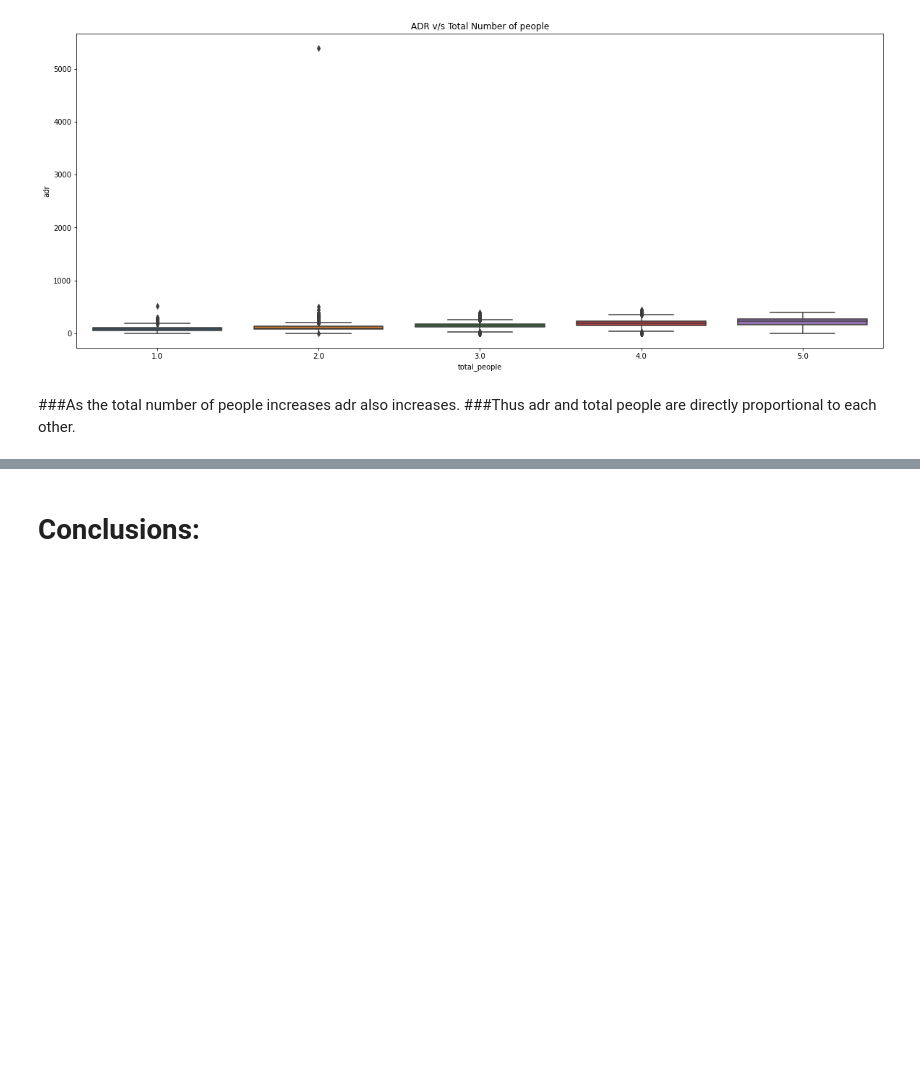
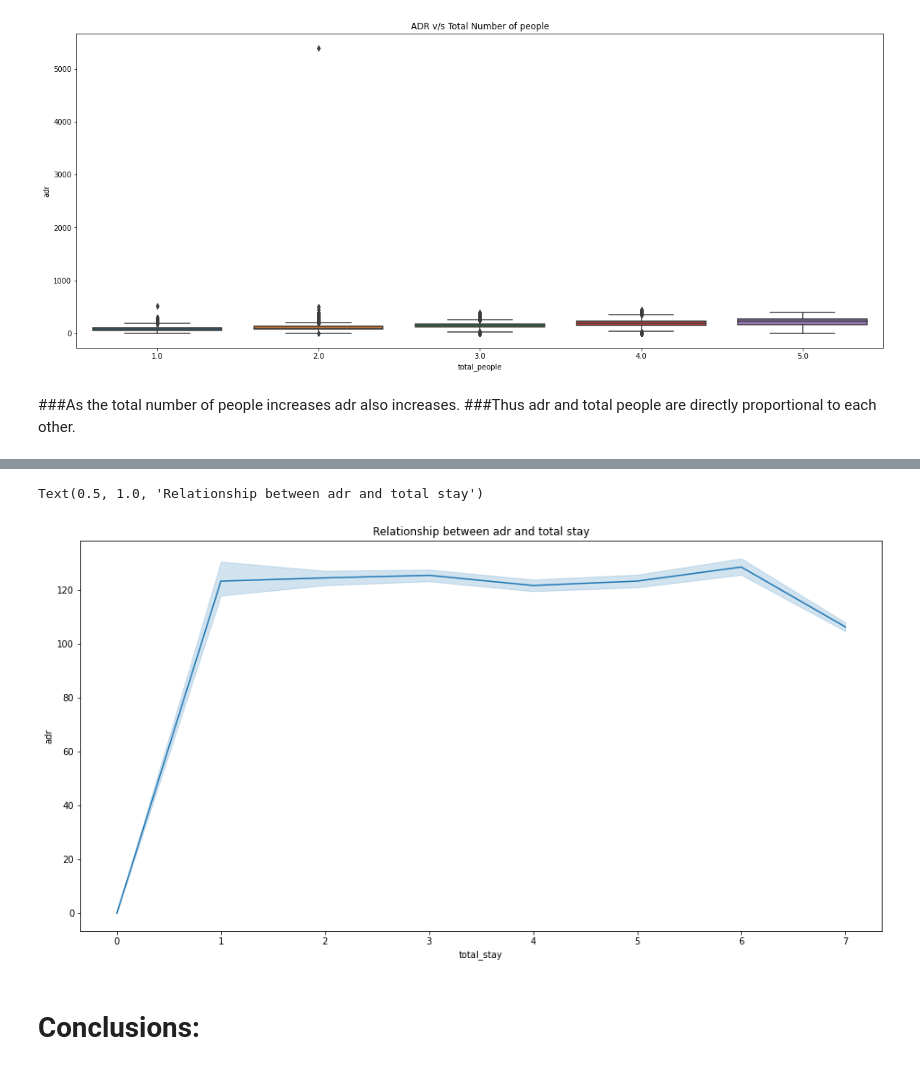
Before and after one commit to sksamima5/Hotel_Booking_Data_analysis, a Jupyter notebook: Hotel_Booking_Analysis_Done_Capstone_Project.ipynb, the cells around one changed output, grey strips where cells are left out. Drawn from its saved outputs; the diff is of its cells as text; code cells hidden in the pictures; blank space fills up the shorter version.

```diff
--- a/Hotel_Booking_Analysis_Done_Capstone_Project.ipynb
+++ b/Hotel_Booking_Analysis_Done_Capstone_Project.ipynb
@@ -766,0 +774,7 @@ Text(0.5, 1.0, 'ADR v/s Total Number of people')
+# %%
+# Groupby adr,total,stay,hotel,
+adr_vs_stay = df1.groupby(['total_stay', 'adr','hotel']).agg('count').reset_index()
+adr_vs_stay = adr_vs_stay.iloc[:, :3]
+adr_vs_stay = adr_vs_stay.rename(columns={'is_canceled':'Number of stays'})
+adr_vs_stay=adr_vs_stay[:18000]
+adr_vs_stay
@@ -767,3 +795,11 @@ Text(0.5, 1.0, 'ADR v/s Total Number of people')
+# %%
+#plot line chart
+plt.figure(figsize=(16,8))
+sns.lineplot(x='total_stay',y='adr',data=adr_vs_stay)
+plt.title('Relationship between adr and total stay')
+# %% [output]
+Text(0.5, 1.0, 'Relationship between adr and total stay')
+[figure, added]
 # %% [markdown]
 # **Conclusions:**
 # %% [markdown]
```
Also changed, not shown: parts of 3 cells of this notebook.
